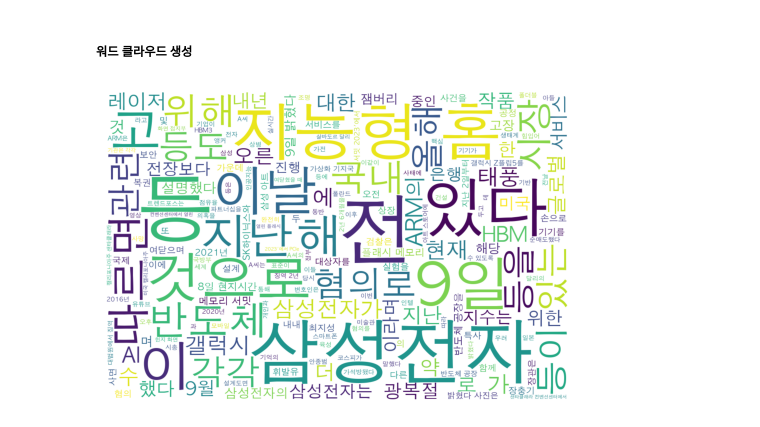
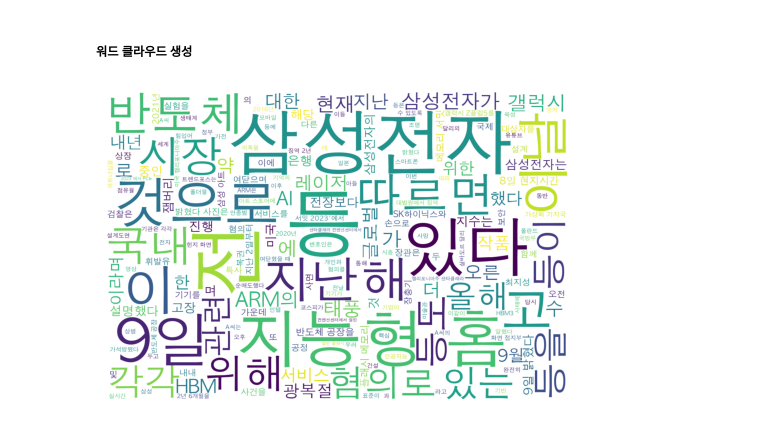
Before and after one commit to heedahan1619/Samsung_Electronics_project, a Jupyter notebook: samsung_electronics.ipynb, the cells around one changed output. Saved outputs shown, nothing was run; the diff lists cells and outputs as text; code cells hidden in the pictures.

```diff
--- a/samsung_electronics.ipynb
+++ b/samsung_electronics.ipynb
@@ -796,12 +768,12 @@ array(["경제계 최지성·장충기, 정치권 안종범·홍완선 등 거
 # %% [markdown]
 ##### 워드 클라우드 생성
 # %%
-wordcloud = WordCloud(max_font_size = 200, font_path = '/Library/Fonts/AppleGothic', background_color = '#FFFFFF', width = 1200, height = 800).generate(' '.join(word))
+wordcloud = WordCloud(max_font_size = 200, font_path = '/Library/Fonts/AppleGothic', background_color = '#FFFFFF', width = 1200, height = 800).generate(' '.join(words))
 
 plt.figure(figsize=(5, 5)) # 워드 클라우드 사이즈 설정
 plt.imshow(wordcloud)
 plt.tight_layout(pad=0)
 plt.axis('off')
 plt.show()
 # %% [output]
-[figure, old version]
+[figure, new version]
```
Also changed, not shown: parts of 8 cells of this notebook.
